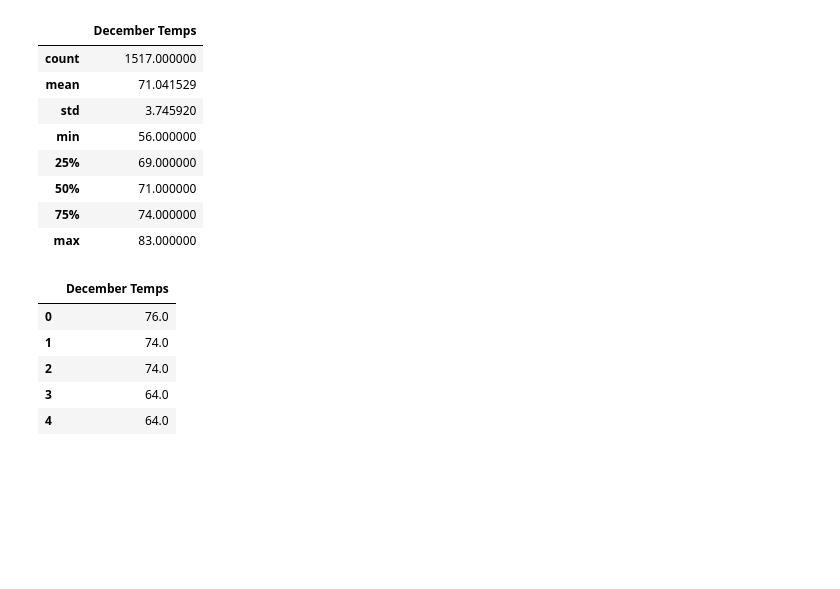
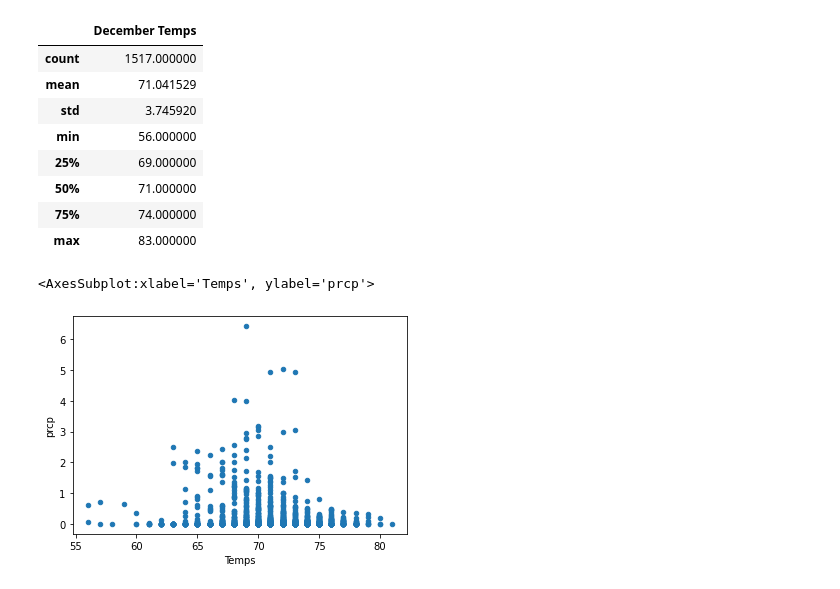
Before and after one commit to hjx2019/surfs_up, a Jupyter notebook: SurfsUp_Challenge.ipynb, the cells around one changed output. Saved outputs shown, nothing was run; the diff lists cells and outputs as text; code cells hidden in the pictures; blank space fills up the shorter version.

```diff
--- a/SurfsUp_Challenge.ipynb
+++ b/SurfsUp_Challenge.ipynb
@@ -145,12 +145,10 @@ dec_df.describe()
 | 50% | 71.000000 |
 | 75% | 74.000000 |
 | max | 83.000000 |
-# %%
-dec_df.head()
-# %% [output]
-|  | December Temps |
-| 0 | 76.0 |
-| 1 | 74.0 |
-| 2 | 74.0 |
-| 3 | 64.0 |
-| 4 | 64.0 |
+# %%
+Dec = session.query(Measurement.tobs,Measurement.prcp).filter(Measurement.date.like('%-12-%')).all()
+t = pd.DataFrame(list(Dec),columns=['Temps','prcp'])
+t.plot(x='Temps',y='prcp', kind='scatter')
+# %% [output]
+<AxesSubplot:xlabel='Temps', ylabel='prcp'>
+[figure, added]
```
Also changed, not shown: parts of 1 cell of this notebook.
